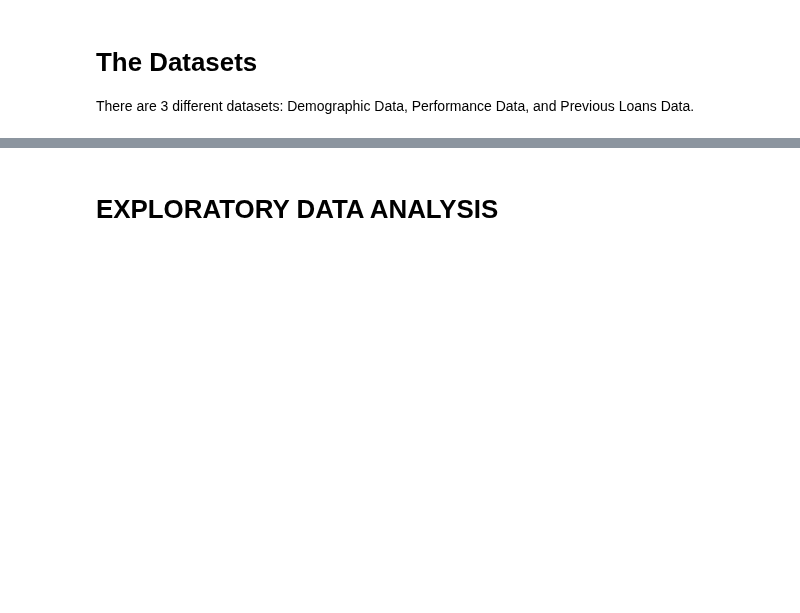
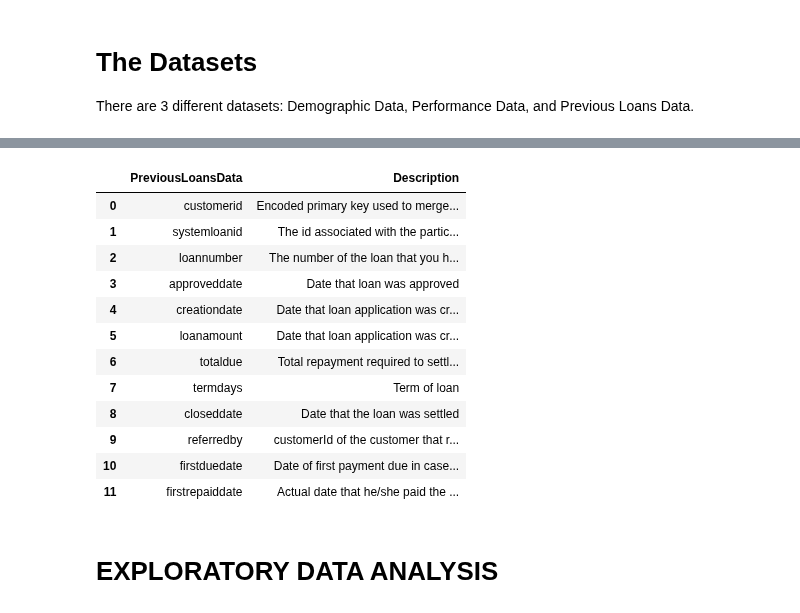
Before and after one commit to VICTORIA-OKESIPE/Personal-Projects, a Jupyter notebook: Nigeria_Loan_Default_Pred/loan_default_prediction.ipynb, the cells around one changed output, grey strips where cells are left out. Drawn from its saved outputs; the diff is of its cells as text; code cells hidden in the pictures; blank space fills up the shorter version.

```diff
--- a/Nigeria_Loan_Default_Pred/loan_default_prediction.ipynb
+++ b/Nigeria_Loan_Default_Pred/loan_default_prediction.ipynb
@@ -76,3 +102,19 @@ meta_prev_loans = pd.read_table("https://raw.githubusercontent.com/VICTORIA-OKES
+# %%
+meta_prev_loans
+# %% [output]
+|  | PreviousLoansData | Description |
+| 0 | customerid | Encoded primary key used to merge... |
+| 1 | systemloanid | The id associated with the partic... |
+| 2 | loannumber | The number of the loan that you h... |
+| 3 | approveddate | Date that loan was approved |
+| 4 | creationdate | Date that loan application was cr... |
+| 5 | loanamount | Date that loan application was cr... |
+| 6 | totaldue | Total repayment required to settl... |
+| 7 | termdays | Term of loan |
+| 8 | closeddate | Date that the loan was settled |
+| 9 | referredby | customerId of the customer that r... |
+| 10 | firstduedate | Date of first payment due in case... |
+| 11 | firstrepaiddate | Actual date that he/she paid the ... |
 # %% [markdown]
 # **EXPLORATORY DATA ANALYSIS**
 # %% [markdown]
```
Also changed, not shown: parts of 5 cells of this notebook.
